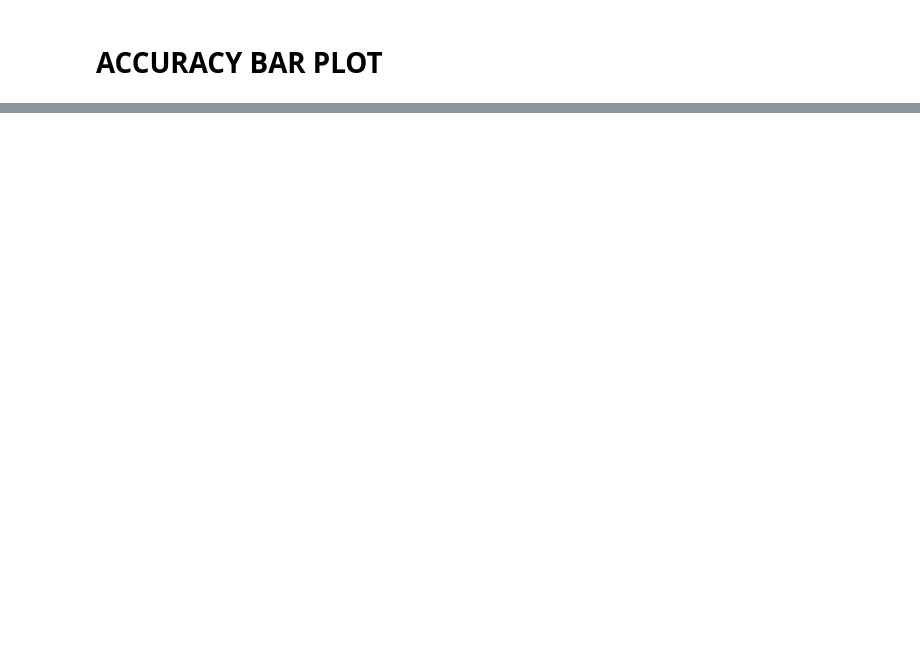
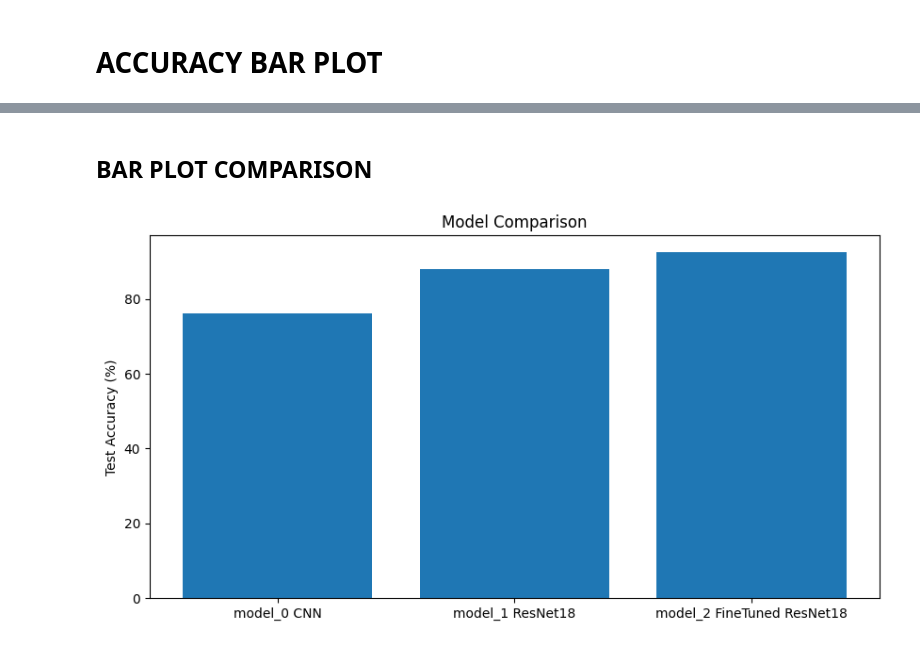
Before and after one commit to LakshyaAhlawat/pytorch-learning, a Jupyter notebook: 06_intel_image_classification.ipynb, the cells around one changed output, grey strips where cells are left out. Cells and saved outputs as stored; diff of their text form; code cells hidden in the pictures; blank space fills up the shorter version.

```diff
--- a/06_intel_image_classification.ipynb
+++ b/06_intel_image_classification.ipynb
@@ -853,0 +865,4 @@ plt.show()
+# %%
+model_2=resnet18(
+  weights=ResNet18_Weights.DEFAULT
+)
@@ -853,0 +871,5 @@ plt.show()
+# %%
+model_2.fc=nn.Linear(
+  in_features=512,
+  out_features=len(train_data.classes)
+)
@@ -853,0 +905,2 @@ plt.show()
+# %%
+model_2=model_2.to(device)
@@ -853,0 +938,12 @@ plt.show()
+# %%
+model_2_results = {
+
+    "train_loss": [],
+
+    "train_acc": [],
+
+    "test_loss": [],
+
+    "test_acc": []
+
+}
@@ -853,0 +1060,20 @@ plt.show()
+# %% [markdown]
+## BAR PLOT COMPARISON
+# %%
+plt.figure(figsize=(10,5))
+
+plt.bar(
+
+    comparison_df["Model"],
+
+    comparison_df["Final Test Accuracy"]
+
+)
+
+plt.ylabel("Test Accuracy (%)")
+
+plt.title("Model Comparison")
+
+plt.show()
+# %% [output]
+[figure, added]
```
Also changed, not shown: parts of 32 cells of this notebook.
